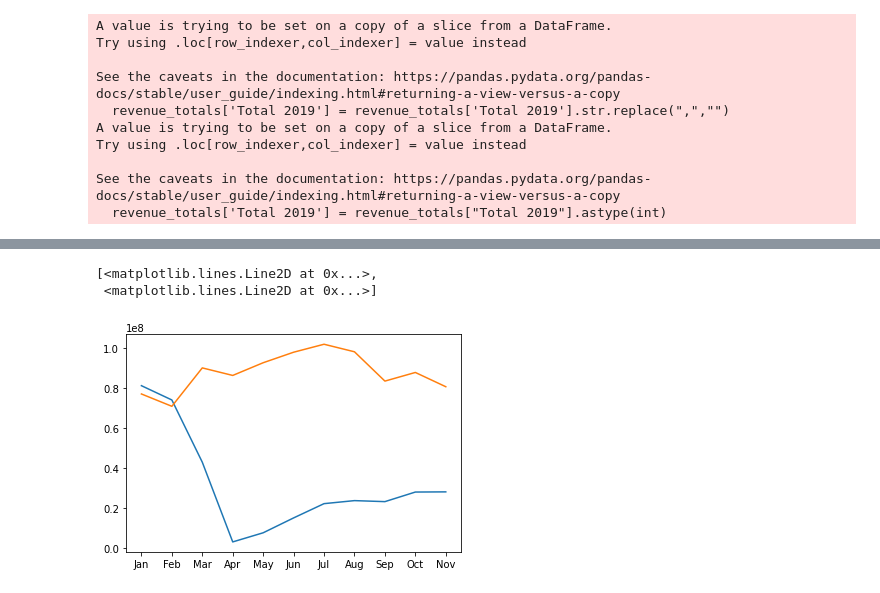
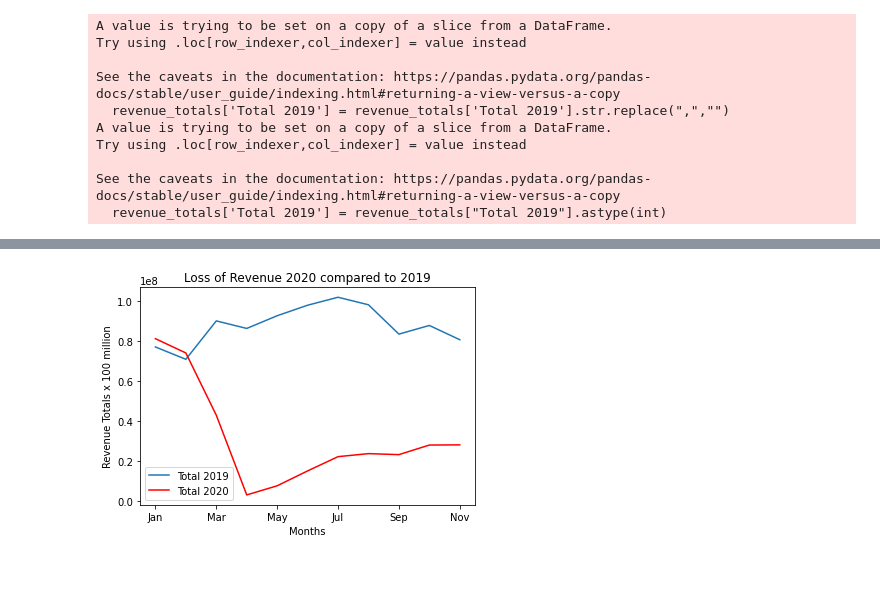
Before and after one commit to paulpreetam/Project1, a Jupyter notebook: Question 3-Revenue Passenger Miles.ipynb, the cells around one changed output, grey strips where cells are left out. Cells and saved outputs as stored; diff of their text form; code cells hidden in the pictures.

```diff
--- a/Question 3-Revenue Passenger Miles.ipynb
+++ b/Question 3-Revenue Passenger Miles.ipynb
@@ -132,10 +132,12 @@ See the caveats in the documentation: https://pandas.pydata.org/pandas-docs/stab
-# %%
-revenue_totals.columns
-x_axis_2020 = revenue_totals["Month"]
-y_axis_2020 = revenue_totals["Total 2020"]
-plt.plot (x_axis_2020, y_axis_2020, y_axis)
-# %% [output]
-[<matplotlib.lines.Line2D at 0x...>,
- <matplotlib.lines.Line2D at 0x...>]
-[figure, removed]
+# %%
+# plot the 2019 and 2020 revenue over the course of 11 months of data
+ax= plt.gca()
+revenue_totals.plot(kind='line', x='Month', y='Total 2019', ax=ax)
+revenue_totals.plot(kind='line', x='Month', y='Total 2020', color='red', ax=ax)
+plt.title("Loss of Revenue 2020 compared to 2019")
+plt.xlabel("Months")
+plt.ylabel("Revenue Totals x 100 million")
+plt.show()
+# %% [output]
+[figure, added]
 # %%
```
Also changed, not shown: parts of 15 cells of this notebook.
